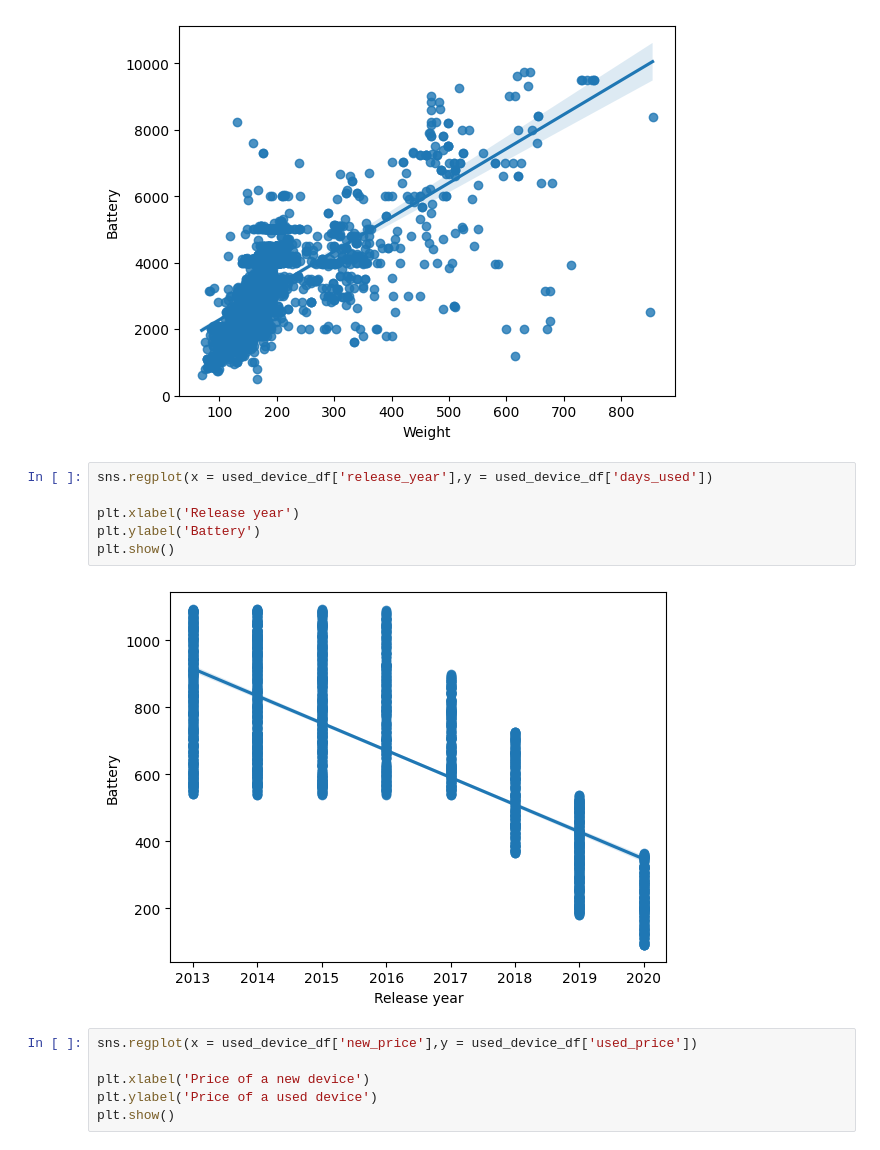
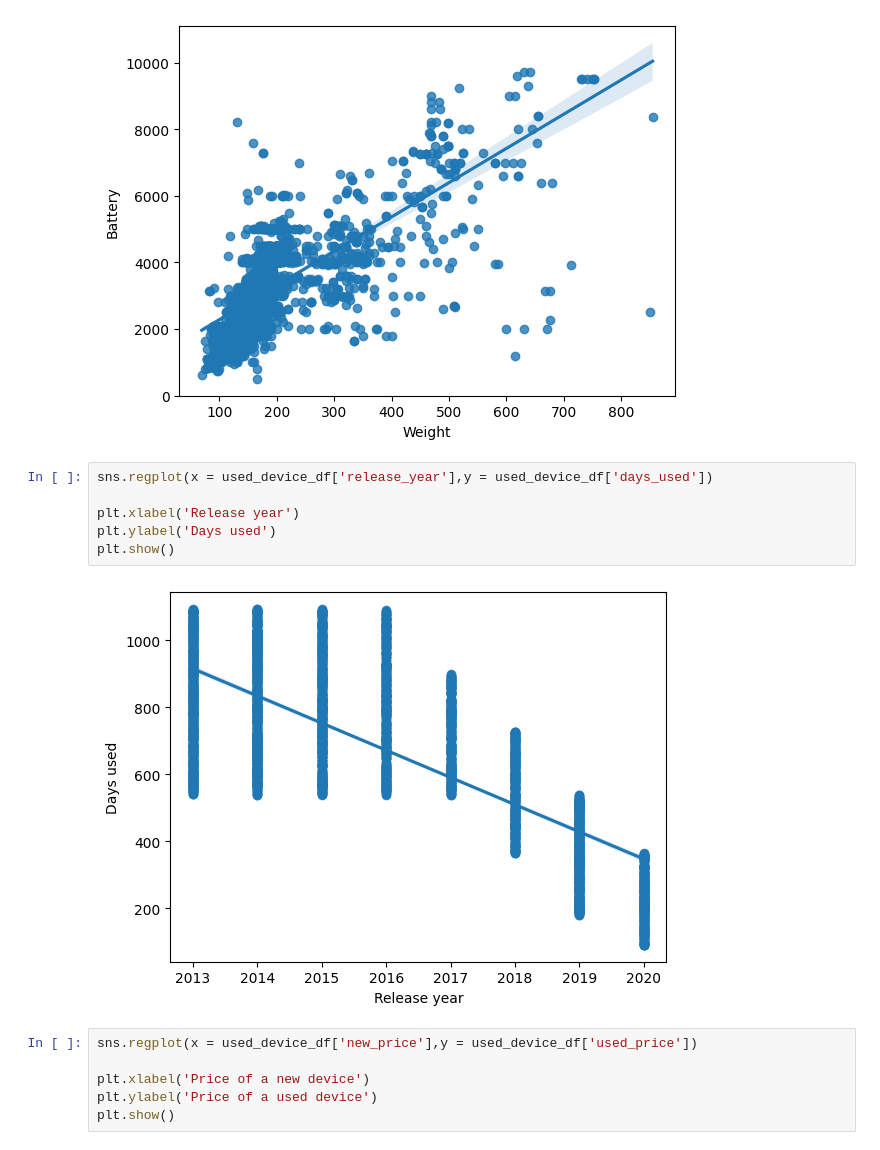
Before and after one commit to annalisadettorii/Project, a Jupyter notebook: project_notebook.ipynb, the cells around one changed output. Saved outputs shown, nothing was run; the diff lists cells and outputs as text.

Commit message:
Introduction and first plots of the streamlit presentation.

```diff
--- a/project_notebook.ipynb
+++ b/project_notebook.ipynb
@@ -477,11 +477,11 @@ plt.show()
 # %%
 sns.regplot(x = used_device_df['release_year'],y = used_device_df['days_used'])
 
 plt.xlabel('Release year')
-plt.ylabel('Battery')
+plt.ylabel('Days used')
 plt.show()
 # %% [output]
-[figure, old version]
+[figure, new version]
 # %%
 sns.regplot(x = used_device_df['new_price'],y = used_device_df['used_price'])
 
```
Also changed, not shown: parts of 10 cells of this notebook, 1 other file.
